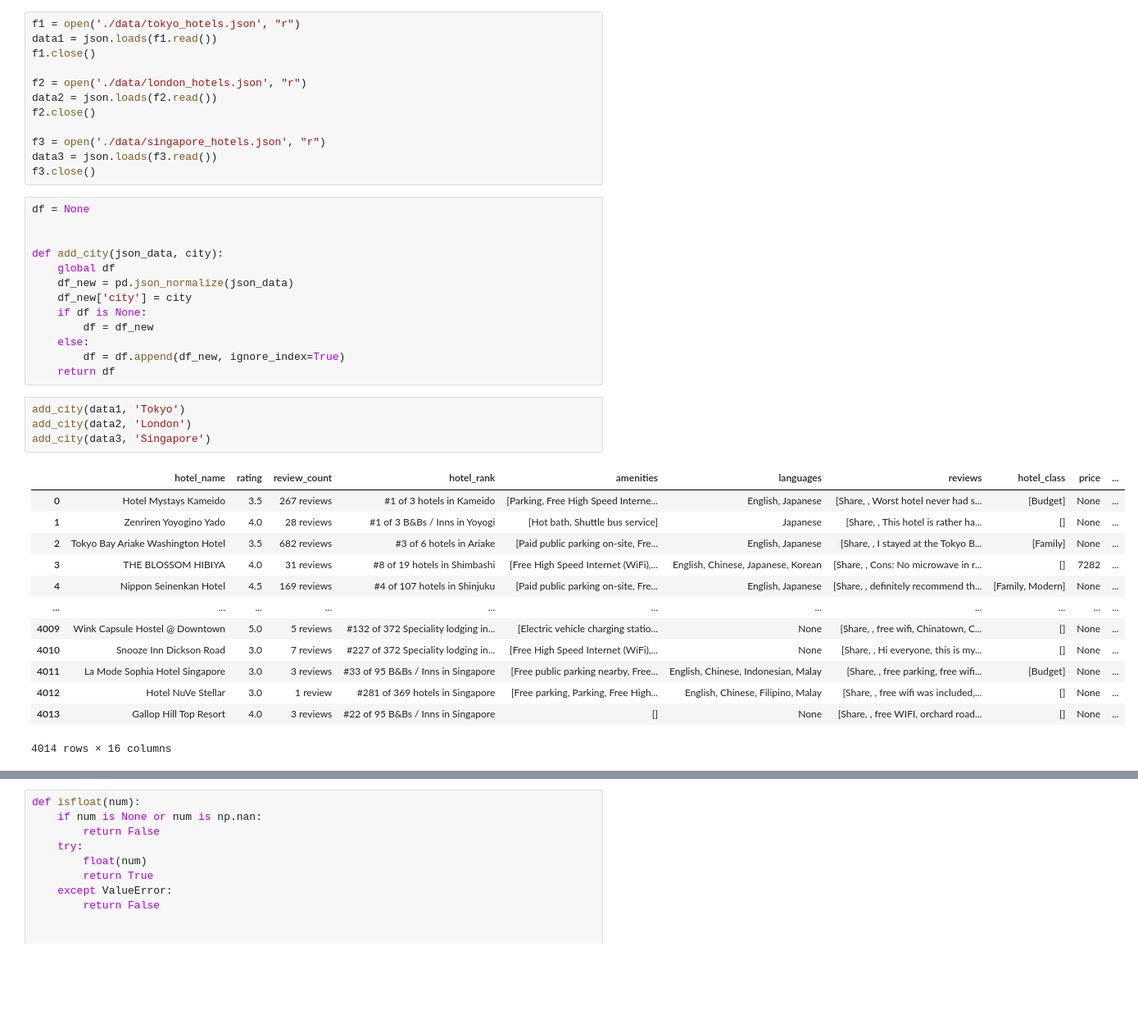
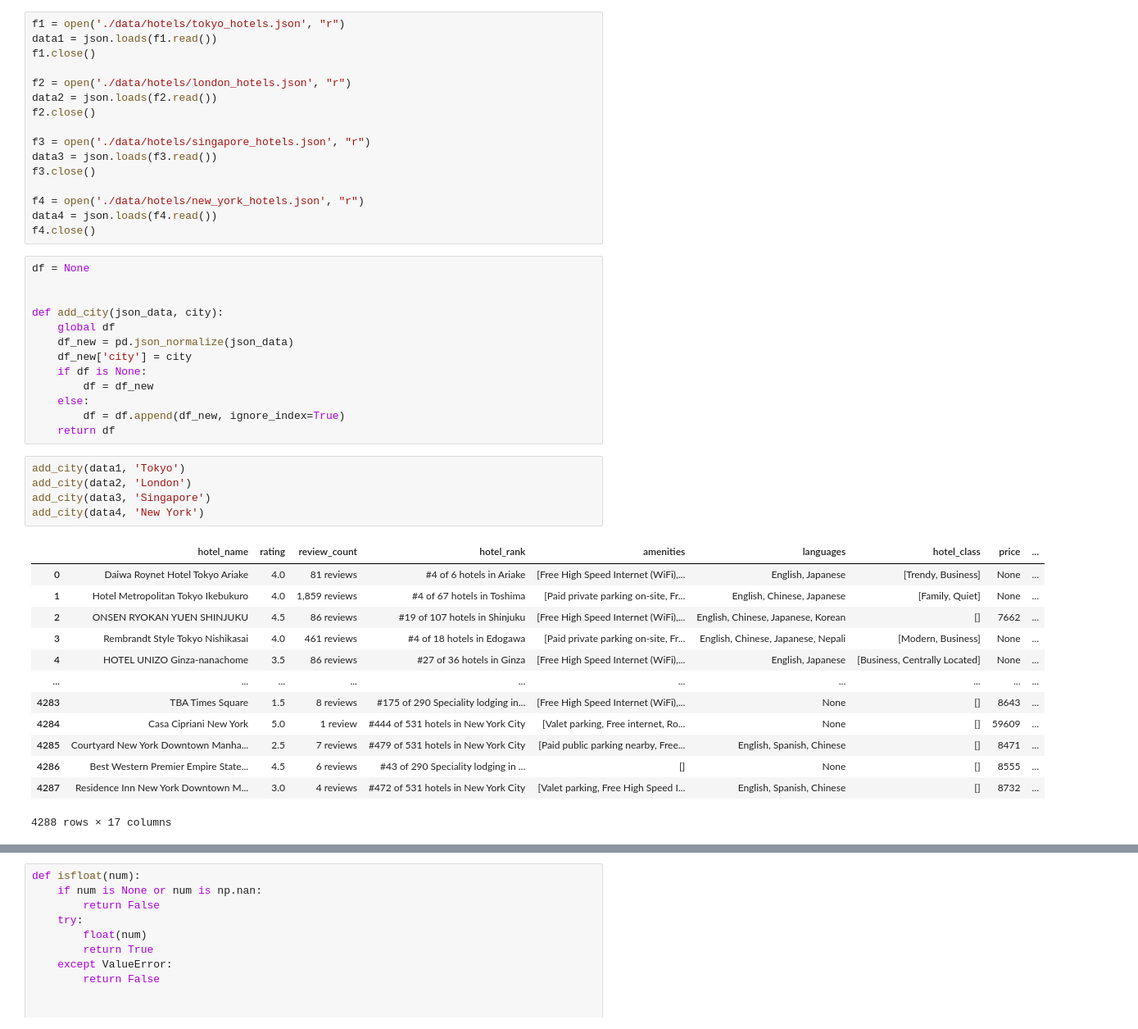
Before and after one commit to aditya234/hotel_advisor_dashboard, a Jupyter notebook: test_notebook.ipynb, the cells around one changed output, grey strips where cells are left out. Shown at 82% size. Cells and saved outputs as stored; diff of their text form; blank space fills up the shorter version.

```diff
--- a/test_notebook.ipynb
+++ b/test_notebook.ipynb
@@ -8,15 +7,19 @@ from hotel import Hotel, Restaurant, HotelList
 # %%
-f1 = open('./data/tokyo_hotels.json', "r")
+f1 = open('./data/hotels/tokyo_hotels.json', "r")
 data1 = json.loads(f1.read())
 f1.close()
 
-f2 = open('./data/london_hotels.json', "r")
+f2 = open('./data/hotels/london_hotels.json', "r")
 data2 = json.loads(f2.read())
 f2.close()
 
-f3 = open('./data/singapore_hotels.json', "r")
+f3 = open('./data/hotels/singapore_hotels.json', "r")
 data3 = json.loads(f3.read())
 f3.close()
+
+f4 = open('./data/hotels/new_york_hotels.json', "r")
+data4 = json.loads(f4.read())
+f4.close()
 # %%
 df = None
 
@@ -33,21 +36,22 @@ def add_city(json_data, city):
 # %%
 add_city(data1, 'Tokyo')
 add_city(data2, 'London')
 add_city(data3, 'Singapore')
+add_city(data4, 'New York')
 # %% [output]
-|  | hotel_name | rating | review_count | hotel_rank | amenities | languages | reviews | hotel_class | price | ... |
-| 0 | Hotel Mystays Kameido | 3.5 | 267 reviews | #1 of 3 hotels in Kameido | [Parking, Free High Speed Interne... | English, Japanese | [Share, , Worst hotel never had s... | [Budget] | None | ... |
-| 1 | Zenriren Yoyogino Yado | 4.0 | 28 reviews | #1 of 3 B&Bs / Inns in Yoyogi | [Hot bath, Shuttle bus service] | Japanese | [Share, , This hotel is rather ha... | [] | None | ... |
-| 2 | Tokyo Bay Ariake Washington Hotel | 3.5 | 682 reviews | #3 of 6 hotels in Ariake | [Paid public parking on-site, Fre... | English, Japanese | [Share, , I stayed at the Tokyo B... | [Family] | None | ... |
-| 3 | THE BLOSSOM HIBIYA | 4.0 | 31 reviews | #8 of 19 hotels in Shimbashi | [Free High Speed Internet (WiFi),... | English, Chinese, Japanese, Korean | [Share, , Cons: No microwave in r... | [] | 7282 | ... |
-| 4 | Nippon Seinenkan Hotel | 4.5 | 169 reviews | #4 of 107 hotels in Shinjuku | [Paid public parking on-site, Fre... | English, Japanese | [Share, , definitely recommend th... | [Family, Modern] | None | ... |
-| ... | ... | ... | ... | ... | ... | ... | ... | ... | ... | ... |
-| 4009 | Wink Capsule Hostel @ Downtown | 5.0 | 5 reviews | #132 of 372 Speciality lodging in... | [Electric vehicle charging statio... | None | [Share, , free wifi, Chinatown, C... | [] | None | ... |
-| 4010 | Snooze Inn Dickson Road | 3.0 | 7 reviews | #227 of 372 Speciality lodging in... | [Free High Speed Internet (WiFi),... | None | [Share, , Hi everyone, this is my... | [] | None | ... |
-| 4011 | La Mode Sophia Hotel Singapore | 3.0 | 3 reviews | #33 of 95 B&Bs / Inns in Singapore | [Free public parking nearby, Free... | English, Chinese, Indonesian, Malay | [Share, , free parking, free wifi... | [Budget] | None | ... |
-| 4012 | Hotel NuVe Stellar | 3.0 | 1 review | #281 of 369 hotels in Singapore | [Free parking, Parking, Free High... | English, Chinese, Filipino, Malay | [Share, , free wifi was included,... | [] | None | ... |
-| 4013 | Gallop Hill Top Resort | 4.0 | 3 reviews | #22 of 95 B&Bs / Inns in Singapore | [] | None | [Share, , free WIFI, orchard road... | [] | None | ... |
+|  | hotel_name | rating | review_count | hotel_rank | amenities | languages | hotel_class | price | ... |
+| 0 | Daiwa Roynet Hotel Tokyo Ariake | 4.0 | 81 reviews | #4 of 6 hotels in Ariake | [Free High Speed Internet (WiFi),... | English, Japanese | [Trendy, Business] | None | ... |
+| 1 | Hotel Metropolitan Tokyo Ikebukuro | 4.0 | 1,859 reviews | #4 of 67 hotels in Toshima | [Paid private parking on-site, Fr... | English, Chinese, Japanese | [Family, Quiet] | None | ... |
+| 2 | ONSEN RYOKAN YUEN SHINJUKU | 4.5 | 86 reviews | #19 of 107 hotels in Shinjuku | [Free High Speed Internet (WiFi),... | English, Chinese, Japanese, Korean | [] | 7662 | ... |
+| 3 | Rembrandt Style Tokyo Nishikasai | 4.0 | 461 reviews | #4 of 18 hotels in Edogawa | [Paid private parking on-site, Fr... | English, Chinese, Japanese, Nepali | [Modern, Business] | None | ... |
+| 4 | HOTEL UNIZO Ginza-nanachome | 3.5 | 86 reviews | #27 of 36 hotels in Ginza | [Free High Speed Internet (WiFi),... | English, Japanese | [Business, Centrally Located] | None | ... |
+| ... | ... | ... | ... | ... | ... | ... | ... | ... | ... |
+| 4283 | TBA Times Square | 1.5 | 8 reviews | #175 of 290 Speciality lodging in... | [Free High Speed Internet (WiFi),... | None | [] | 8643 | ... |
+| 4284 | Casa Cipriani New York | 5.0 | 1 review | #444 of 531 hotels in New York City | [Valet parking, Free internet, Ro... | None | [] | 59609 | ... |
+| 4285 | Courtyard New York Downtown Manha... | 2.5 | 7 reviews | #479 of 531 hotels in New York City | [Paid public parking nearby, Free... | English, Spanish, Chinese | [] | 8471 | ... |
+| 4286 | Best Western Premier Empire State... | 4.5 | 6 reviews | #43 of 290 Speciality lodging in ... | [] | None | [] | 8555 | ... |
+| 4287 | Residence Inn New York Downtown M... | 3.0 | 4 reviews | #472 of 531 hotels in New York City | [Valet parking, Free High Speed I... | English, Spanish, Chinese | [] | 8732 | ... |
-4014 rows × 16 columns
+4288 rows × 17 columns
 # %%
 df.city.value_counts()
 # %% [output]
```
Also changed, not shown: parts of 18 cells of this notebook, 10 other files.
